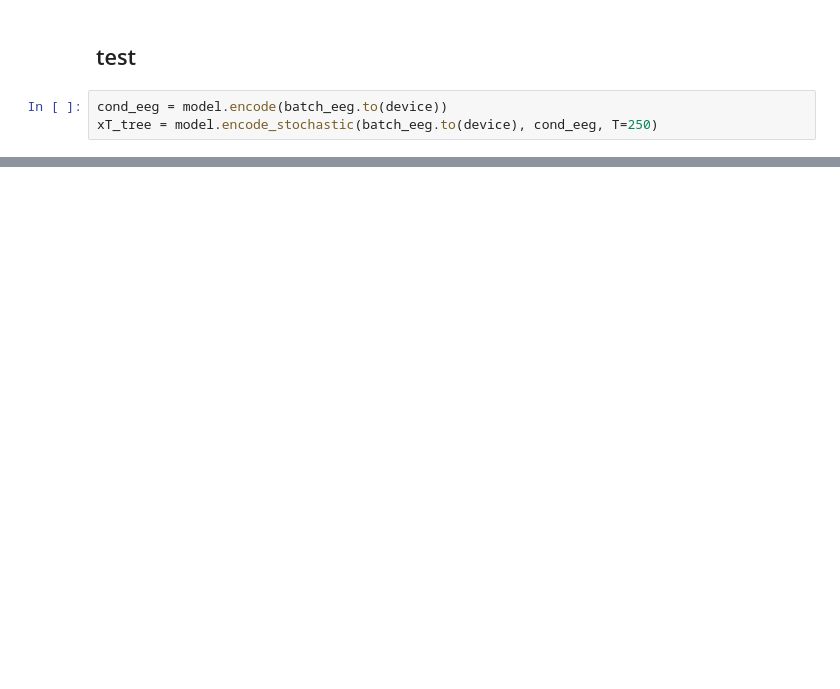
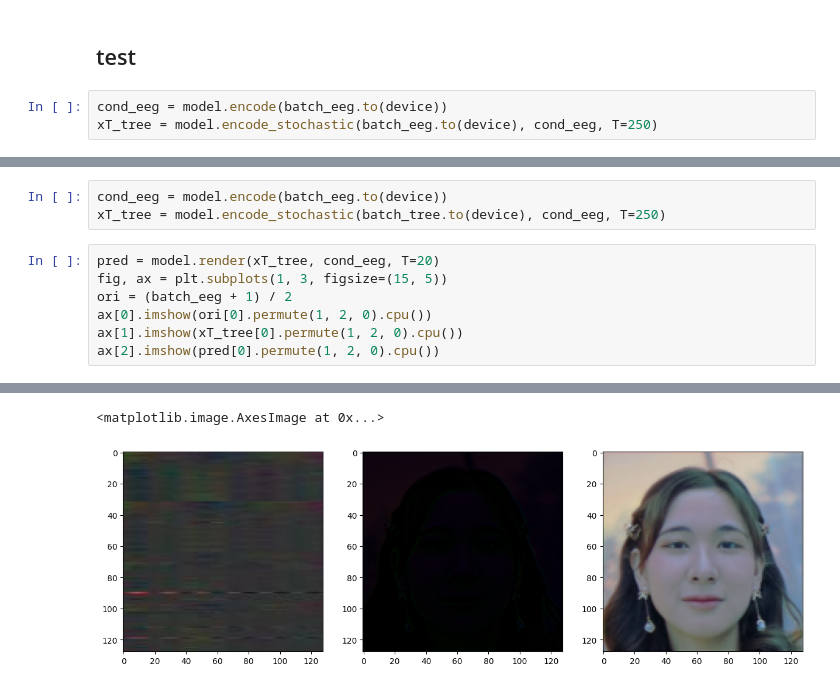
Before and after one commit to Kosar-sanjar/diffae, a Jupyter notebook: test_EEG_with_trained_model.ipynb, the cells around one changed output, grey strips where cells are left out. Saved outputs shown, nothing was run; the diff lists cells and outputs as text; blank space fills up the shorter version.

```diff
--- a/test_EEG_with_trained_model.ipynb
+++ b/test_EEG_with_trained_model.ipynb
@@ -160,0 +159,11 @@ WARNING:matplotlib.image:Clipping input data to the valid range for imshow with
+# %%
+cond_eeg = model.encode(batch_eeg.to(device))
+xT_tree = model.encode_stochastic(batch_tree.to(device), cond_eeg, T=250)
+# %%
+pred = model.render(xT_tree, cond_eeg, T=20)
+fig, ax = plt.subplots(1, 3, figsize=(15, 5))
+ori = (batch_eeg + 1) / 2
+ax[0].imshow(ori[0].permute(1, 2, 0).cpu())
+ax[1].imshow(xT_tree[0].permute(1, 2, 0).cpu())
+ax[2].imshow(pred[0].permute(1, 2, 0).cpu())
+# %% [output]
@@ -161,3 +171,5 @@ WARNING:matplotlib.image:Clipping input data to the valid range for imshow with
+<matplotlib.image.AxesImage at 0x...>
+[figure, added]
 # %%
 cond_eeg2 = model.encode(batch_eeg2.to(device))
 pred = model.render(xT_tree, cond_eeg2, T=20)
```
Also changed, not shown: parts of 10 cells of this notebook, 1 other file.
